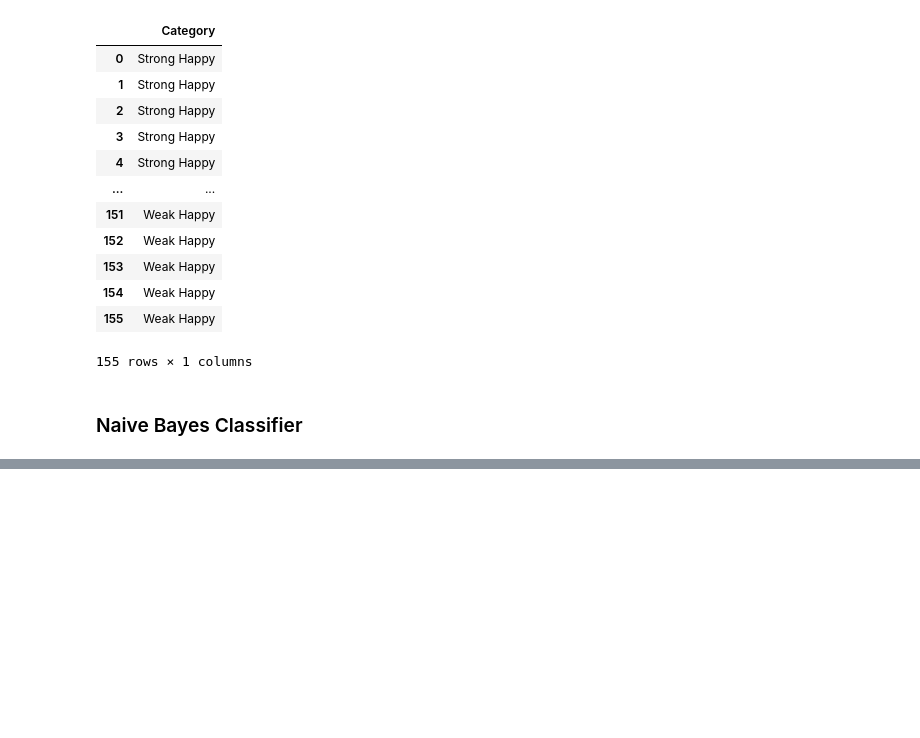
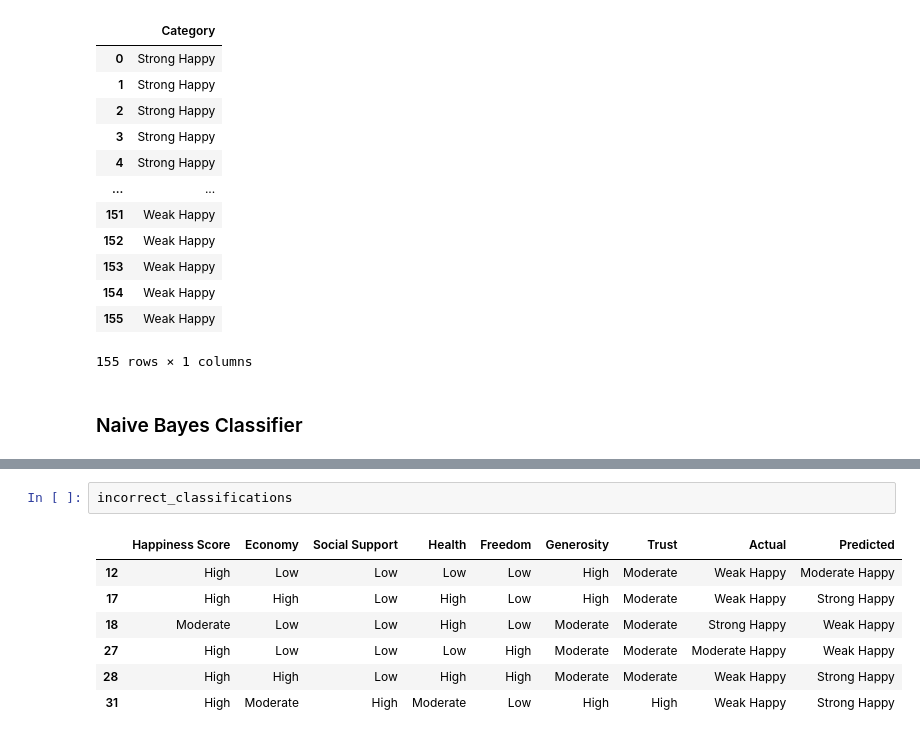
Before and after one commit to fairuznawar122/World-Happiness-Classification, a Jupyter notebook: World-Happiness-Classification: Naive Bayes.ipynb, the cells around one changed output, grey strips where cells are left out. Drawn from its saved outputs; the diff is of its cells as text; blank space fills up the shorter version.

```diff
--- a/World-Happiness-Classification: Naive Bayes.ipynb
+++ b/World-Happiness-Classification: Naive Bayes.ipynb
@@ -447,0 +554,10 @@ df
+# %%
+incorrect_classifications
+# %% [output]
+|  | Happiness Score | Economy | Social Support | Health | Freedom | Generosity | Trust | Actual | Predicted |
+| 12 | High | Low | Low | Low | Low | High | Moderate | Weak Happy | Moderate Happy |
+| 17 | High | High | Low | High | Low | High | Moderate | Weak Happy | Strong Happy |
+| 18 | Moderate | Low | Low | High | Low | Moderate | Moderate | Strong Happy | Weak Happy |
+| 27 | High | Low | Low | Low | High | Moderate | Moderate | Moderate Happy | Weak Happy |
+| 28 | High | High | Low | High | High | Moderate | Moderate | Weak Happy | Strong Happy |
+| 31 | High | Moderate | High | Moderate | Low | High | High | Weak Happy | Strong Happy |
```
Also changed, not shown: parts of 5 cells of this notebook.
